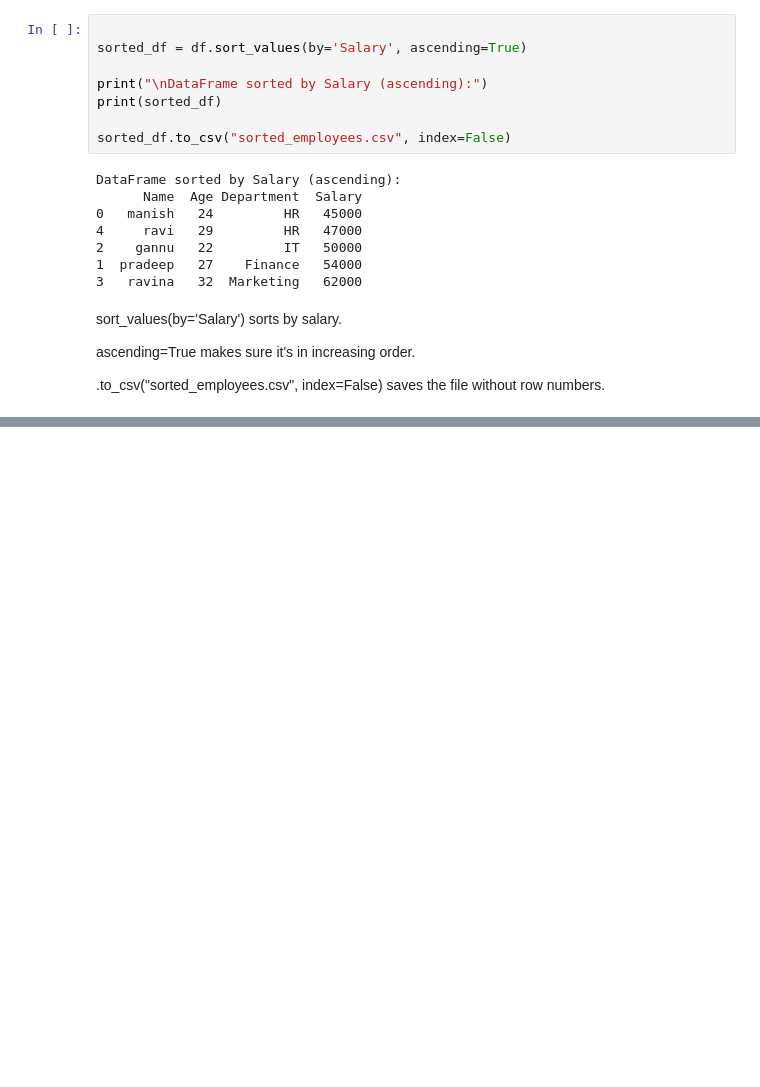
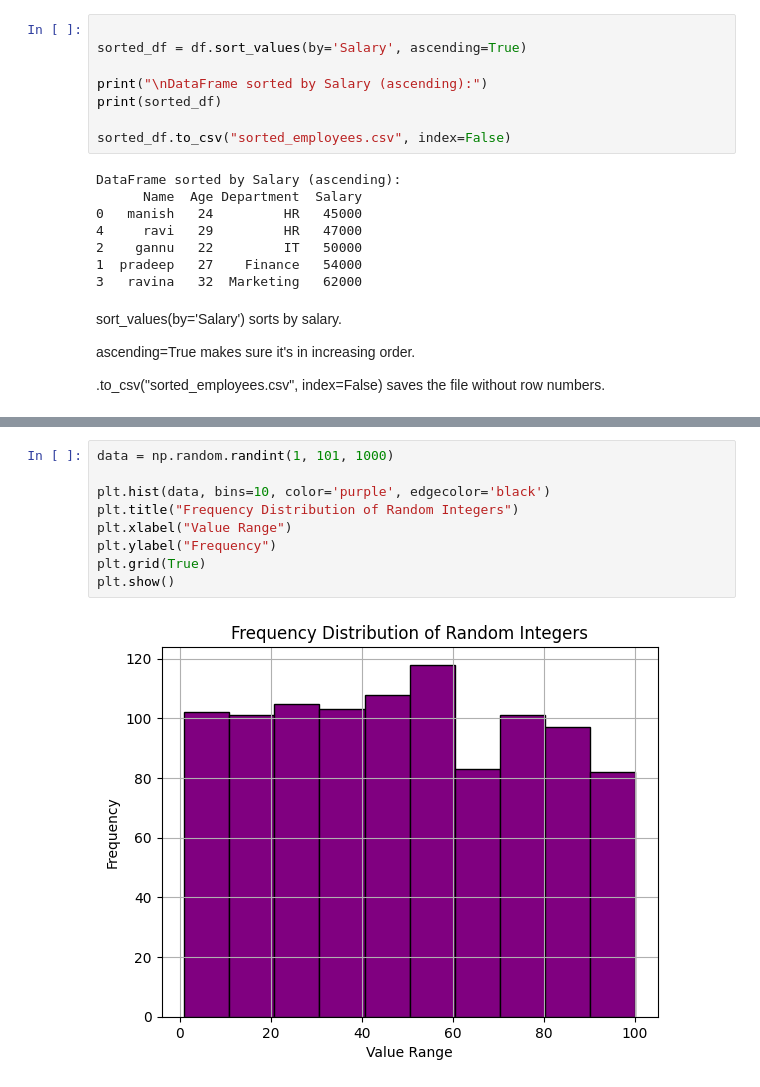
Before and after one commit to GhanshyamRegar/Employee-Management-System, a Jupyter notebook: Untitled21.ipynb, the cells around one changed output, grey strips where cells are left out. Cells and saved outputs as stored; diff of their text form; blank space fills up the shorter version.

```diff
--- a/Untitled21.ipynb
+++ b/Untitled21.ipynb
@@ -255,0 +334,11 @@ ascending=True makes sure it's in increasing order.
+# %%
+data = np.random.randint(1, 101, 1000)
+
+plt.hist(data, bins=10, color='purple', edgecolor='black')
+plt.title("Frequency Distribution of Random Integers")
+plt.xlabel("Value Range")
+plt.ylabel("Frequency")
+plt.grid(True)
+plt.show()
+# %% [output]
+[figure, added]
```
Also changed, not shown: parts of 10 cells of this notebook.
